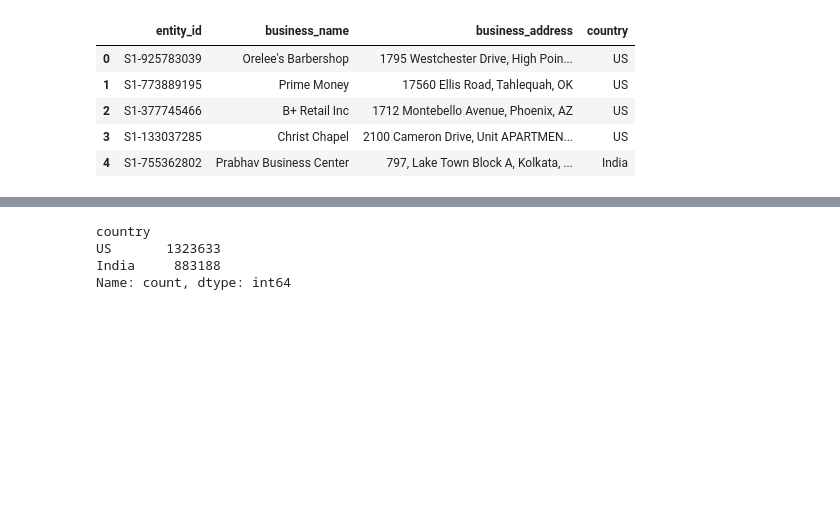
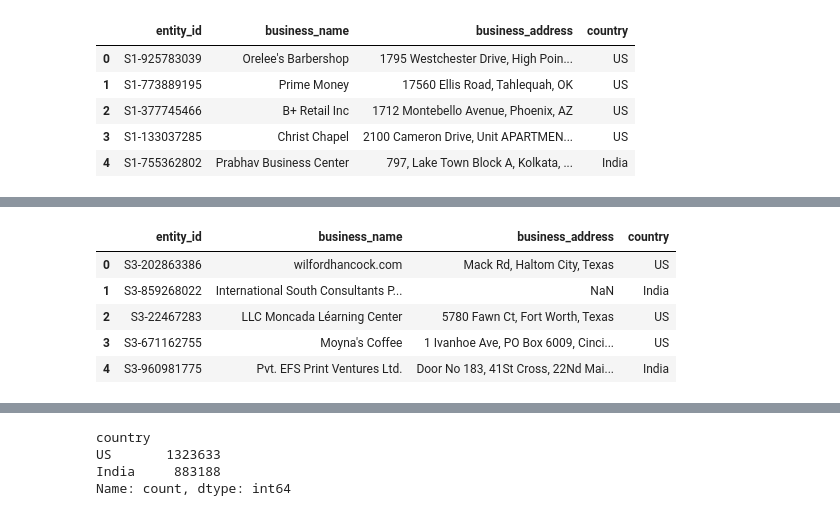
Before and after one commit to shantanu-urgunde-21/amazon-ml-hackathon-2026-submission, a Jupyter notebook: code/business_entity_resolution/src/notebooks/test.ipynb, the cells around one changed output, grey strips where cells are left out. Drawn from its saved outputs; the diff is of its cells as text; code cells hidden in the pictures; blank space fills up the shorter version.

```diff
--- a/code/business_entity_resolution/src/notebooks/test.ipynb
+++ b/code/business_entity_resolution/src/notebooks/test.ipynb
@@ -40,0 +63,9 @@ trainS1.head()
+# %%
+trainS3.head()
+# %% [output]
+|  | entity_id | business_name | business_address | country |
+| 0 | S3-202863386 | wilfordhancock.com | Mack Rd, Haltom City, Texas | US |
+| 1 | S3-859268022 | International South Consultants P... | NaN | India |
+| 2 | S3-22467283 | LLC Moncada Léarning Center | 5780 Fawn Ct, Fort Worth, Texas | US |
+| 3 | S3-671162755 | Moyna's Coffee | 1 Ivanhoe Ave, PO Box 6009, Cinci... | US |
+| 4 | S3-960981775 | Pvt. EFS Print Ventures Ltd. | Door No 183, 41St Cross, 22Nd Mai... | India |
```
Also changed, not shown: parts of 8 cells of this notebook.
